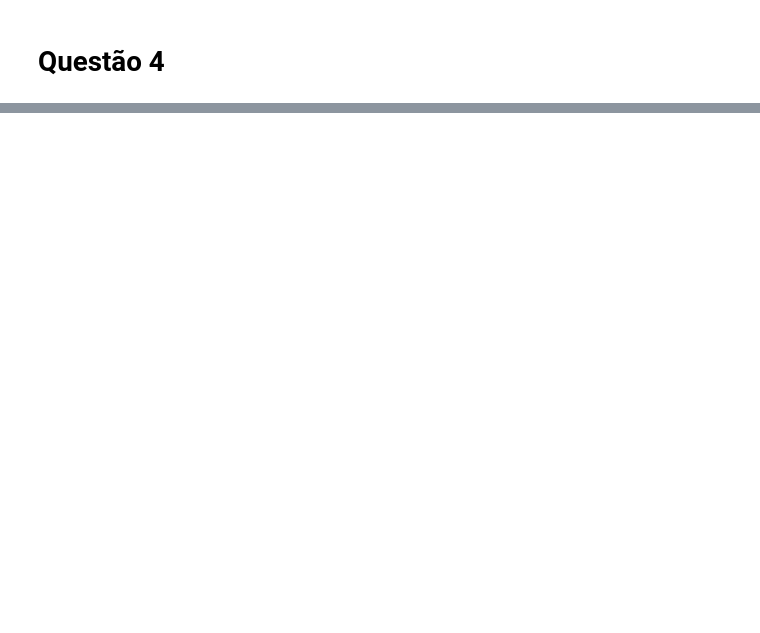
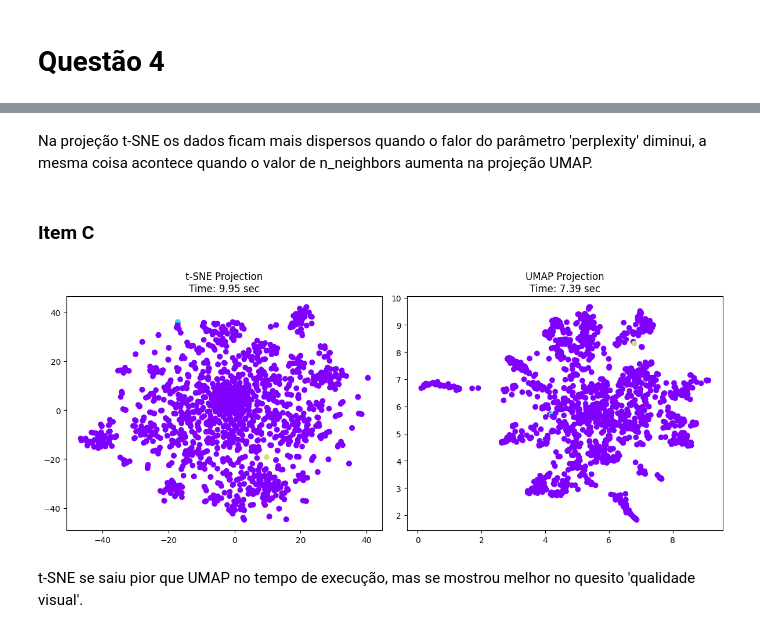
Before and after one commit to ghastcmd/natural-language-processing, a Jupyter notebook: list-2/code.ipynb, the cells around one changed output, grey strips where cells are left out. Drawn from its saved outputs; the diff is of its cells as text; code cells hidden in the pictures; blank space fills up the shorter version.

```diff
--- a/list-2/code.ipynb
+++ b/list-2/code.ipynb
@@ -303,0 +434,32 @@ praticamente os mesmos.
+# %% [markdown]
+Na projeção t-SNE os dados ficam mais dispersos quando o falor do parâmetro 'perplexity' diminui, a mesma coisa acontece quando o valor de n_neighbors aumenta na projeção UMAP.
+# %% [markdown]
+### Item C
+# %%
+
+start_time = time.time()
+umap_model_best = umap.UMAP(n_components=2, n_neighbors=15, random_state=42)
+X_umap_best = umap_model_best.fit_transform(X_pca)
+umap_time = time.time() - start_time
+
+start_time = time.time()
+tsne_best = TSNE(n_components=2, perplexity=30, random_state=42)
+X_tsne_best = tsne_best.fit_transform(X_pca)
+tsne_time = time.time() - start_time
+
+plt.figure(figsize=(12, 5))
+
+plt.subplot(1, 2, 1)
+plt.scatter(X_tsne_best[:, 0], X_tsne_best[:, 1], c=kmeans_labels, cmap='rainbow')
+plt.title(f't-SNE Projection\nTime: {tsne_time:.2f} sec')
+
+plt.subplot(1, 2, 2)
+plt.scatter(X_umap_best[:, 0], X_umap_best[:, 1], c=kmeans_labels, cmap='rainbow')
+plt.title(f'UMAP Projection\nTime: {umap_time:.2f} sec')
+
+plt.tight_layout()
+plt.show()
+# %% [output]
+[figure, added]
+# %% [markdown]
+t-SNE se saiu pior que UMAP no tempo de execução, mas se mostrou melhor no quesito 'qualidade visual'.
```
Also changed, not shown: parts of 19 cells of this notebook.
